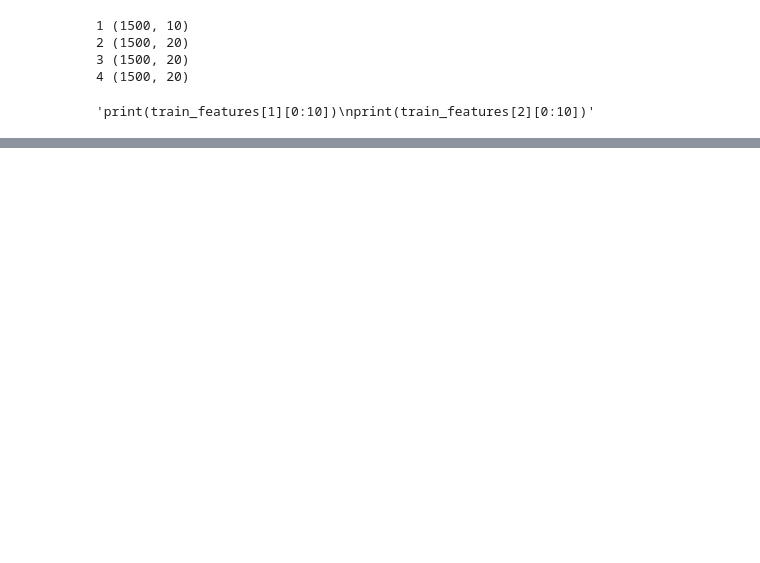
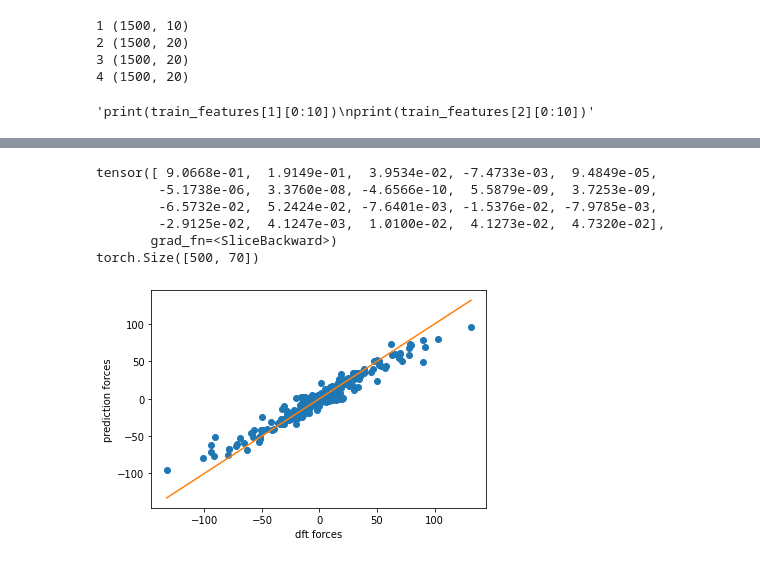
Before and after one commit to lab-cosmo/wigner_kernels, a Jupyter notebook: nice_comparison_c_centered.ipynb, the cells around one changed output, grey strips where cells are left out. Saved outputs shown, nothing was run; the diff lists cells and outputs as text; code cells hidden in the pictures; blank space fills up the shorter version.

```diff
--- a/nice_comparison_c_centered.ipynb
+++ b/nice_comparison_c_centered.ipynb
@@ -264,0 +393,33 @@ plt.show()
+# %%
+test_forces = [structure.arrays["forces"] for structure in test_structures]
+test_forces = np.concatenate(test_forces, axis = 0) * FORCE_FACTOR
+
+coef_der_test, central_indices_test, derivative_indices_test = \
+get_coef_ders(test_structures, HYPERS, all_species)
+for key in coef_der_test.keys():
+    coef_der_test[key] *= MAGIC_NUMBER
+# %%
+for key in test_coefficients_all.keys():
+    test_coefficients_all[key].requires_grad = True
+prediction_forces = atomistic.get_forces(coef_der_test, central_indices_test, derivative_indices_test,
+                                         test_coefficients_all,
+                                         structural_indices = get_structural_indices(test_structures),
+                                         central_species = get_central_species(test_structures))
+# %% [output]
+tensor([ 9.0668e-01,  1.9149e-01,  3.9534e-02, -7.4733e-03,  9.4849e-05,
+        -5.1738e-06,  3.3760e-08, -4.6566e-10,  5.5879e-09,  3.7253e-09,
+        -6.5732e-02,  5.2424e-02, -7.6401e-03, -1.5376e-02, -7.9785e-03,
+        -2.9125e-02,  4.1247e-03,  1.0100e-02,  4.1273e-02,  4.7320e-02],
+       grad_fn=<SliceBackward>)
+torch.Size([500, 70])
+# %%
+plt.plot(test_forces.reshape([-1]), prediction_forces.data.cpu().numpy().reshape([-1]), 'o')
+min_f = np.min(test_forces)
+max_f = np.max(test_forces)
+plt.plot([min_f, max_f], [min_f, max_f])
+plt.xlabel("dft forces")
+plt.ylabel("prediction forces")
+plt.savefig("ready.pdf", bbox_inches = 'tight')
+plt.show()
+# %% [output]
+[figure, added]
```
Also changed, not shown: parts of 16 cells of this notebook.
